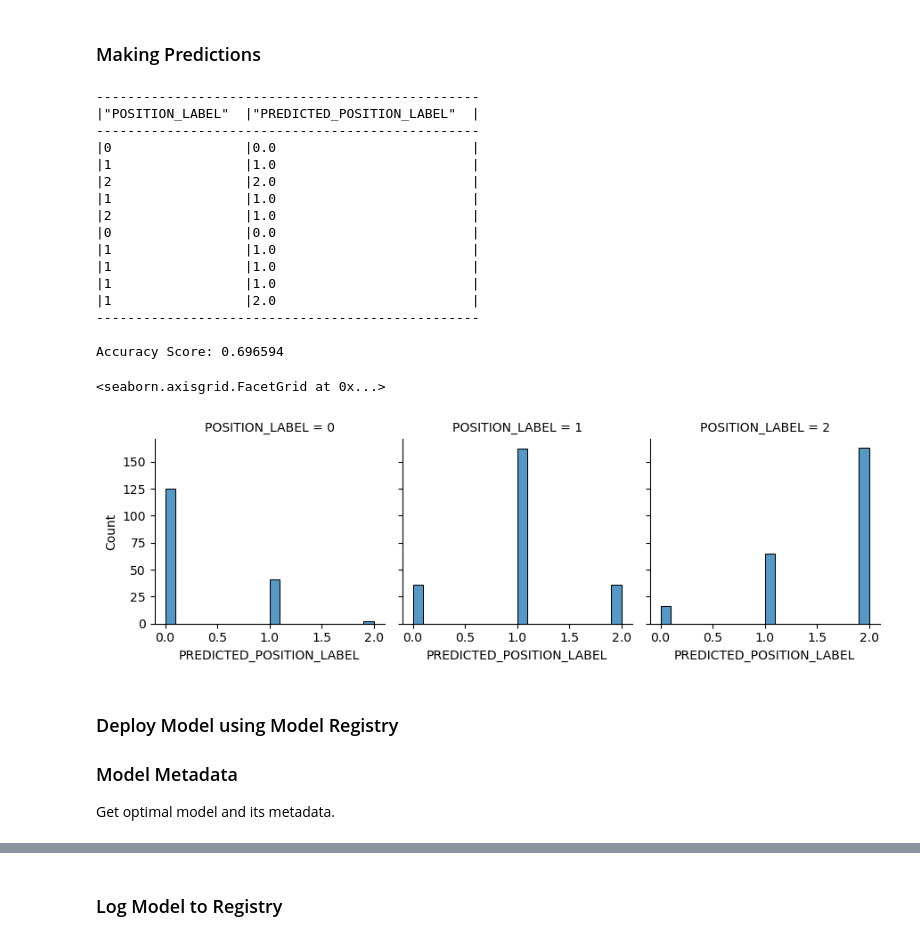
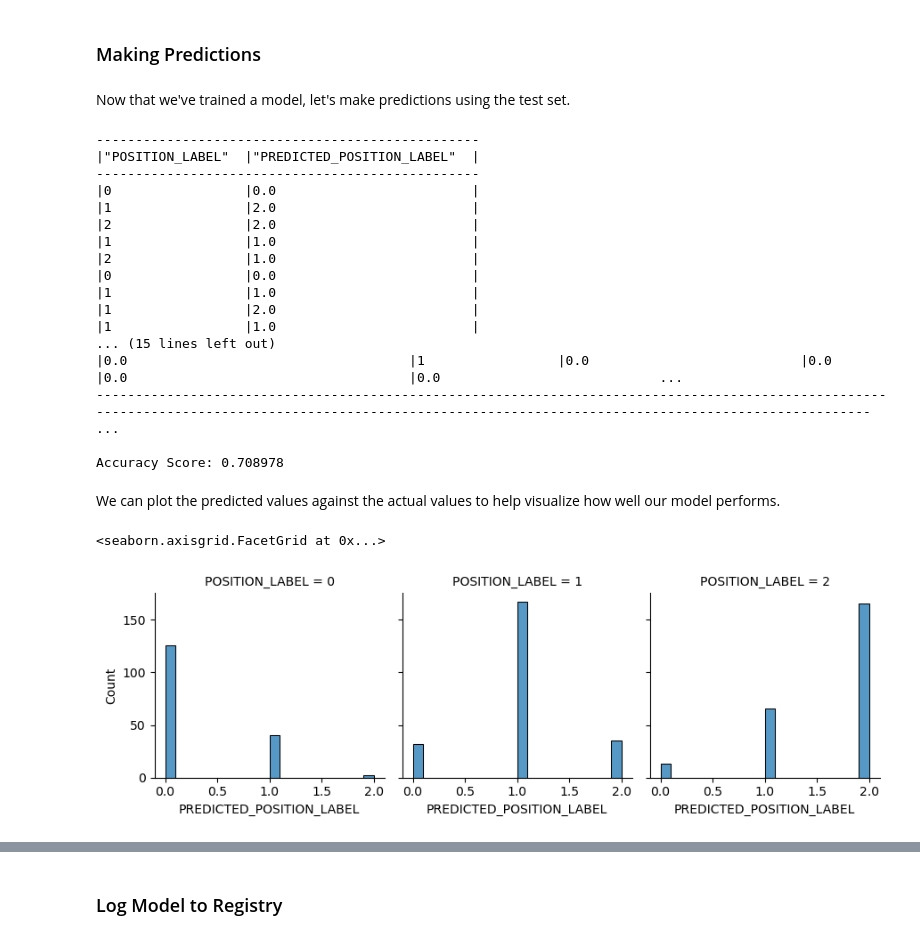
Before and after one commit to GClunies/dbt-python-snowpark-f1, a Jupyter notebook: models/ml/train/f1_train_model.ipynb, the cells around one changed output, grey strips where cells are left out. Saved outputs shown, nothing was run; the diff lists cells and outputs as text; code cells hidden in the pictures.

Commit message:
update f1_predict_podium_points

```diff
--- a/models/ml/train/f1_train_model.ipynb
+++ b/models/ml/train/f1_train_model.ipynb
@@ -153,0 +140,3 @@ features_df.group_by("CIRCUIT_NAME").count().show(50)
+# %%
+features_df = table_df.select(INDEX + TARGET + FEATURES)
+features_df.show(10)
@@ -183,5 +187,10 @@ Drop the original features, keeping the preprocessed features.
 # %%
-data_df = processed_df.drop(ORIGINAL_FEATURES)  # Keep normalized and encoded features
+data_df = processed_df.drop(FEATURES)  # Keep normalized and encoded features only
+data_df = data_df.select(  # Cleanup column order
+    F.col("RESULT_ID"),
+    F.col("POSITION_LABEL"),
+    F.sql_expr("* exclude(RESULT_ID, POSITION_LABEL)"),
+)
 data_df.show()
 # %% [output]
 -------------------------------------------------------------------------------------------------------------------------------------------------------------------------------------------------------- ...
@@ -213,20 +222,22 @@ We'll use the Snowpark `XGBClassifier` and `GridSearchCV` to build and tune the
 # %%
 TARGET = ["POSITION_LABEL"]
-FEATURES = [col for col in data_df.columns if col not in TARGET]
-PREDICTION_COL = ["PREDICTED_POSITION_LABEL"]
+PREDICTED_TARGET = ["PREDICTED_POSITION_LABEL"]
+NOT_FEATURES = INDEX + TARGET
+FEATURES = [col for col in data_df.columns if col not in NOT_FEATURES]
 
 # Tune an XGB Classifier model using sklearn GridSearchCV.
 grid_search_cv = GridSearchCV(
     estimator=XGBClassifier(),
     param_grid={
-        "n_estimators": [50, 100, 200, 300, 400, 500],
-        "learning_rate": [0.1, 0.2, 0.3, 0.4, 0.5],
+        "n_estimators": [25, 50, 75, 100, 125, 150, 175, 200],
+        "learning_rate": [0.01, 0.02, 0.03, 0.04, 0.05],
     },
     n_jobs=-1,  # Use all available cores
     scoring="accuracy",
     input_cols=FEATURES,
     label_cols=TARGET,
-    output_cols=PREDICTION_COL,
+    output_cols=PREDICTED_TARGET,
+    passthrough_cols=INDEX,
 )
 
 grid_search_cv.fit(train_df)
@@ -283,41 +297,43 @@ For the sake of this demo, register the model in Snowflake so it can be called b
 # %% [markdown]
 ### Making Predictions
+# %% [markdown]
+Now that we've trained a model, let's make predictions using the test set.
 # %%
 # Predict on test data
-result = grid_search_cv.predict(test_df)
+predict_df = grid_search_cv.predict(test_df)
 
 # Analyze the results
 accuracy = accuracy_score(
-    df=result, y_true_col_names=TARGET[0], y_pred_col_names=PREDICTION_COL[0]
+    df=predict_df, y_true_col_names=TARGET[0], y_pred_col_names=PREDICTED_TARGET[0]
 )
-result.select(TARGET[0], PREDICTION_COL[0]).show()
+predict_df.select(TARGET[0], PREDICTED_TARGET[0]).show()
+
+predict_df.show()
 print(f"Accuracy Score: {accuracy}")
 # %% [output]
 -------------------------------------------------
 |"POSITION_LABEL"  |"PREDICTED_POSITION_LABEL"  |
 -------------------------------------------------
 |0                 |0.0                         |
-|1                 |1.0                         |
+|1                 |2.0                         |
 |2                 |2.0                         |
 |1                 |1.0                         |
 |2                 |1.0                         |
 |0                 |0.0                         |
 |1                 |1.0                         |
+|1                 |2.0                         |
 |1                 |1.0                         |
-|1                 |1.0                         |
-|1                 |2.0                         |
--------------------------------------------------
+... (15 lines left out)
+|0.0                                    |1                 |0.0                           |0.0                                   |0.0                                    |0.0                            ...
+-------------------------------------------------------------------------------------------------------------------------------------------------------------------------------------------------------- ...
 
-Accuracy Score: 0.696594
+Accuracy Score: 0.708978
+# %% [markdown]
+We can plot the predicted values against the actual values to help visualize how well our model performs.
 # %%
-# # Plot actual vs predicted
-g = sns.FacetGrid(result.toPandas(), col="POSITION_LABEL", col_wrap=3)
-g.map(sns.histplot, PREDICTION_COL[0], bins=20)
+# Plot actual vs predicted
+g = sns.FacetGrid(predict_df.toPandas(), col="POSITION_LABEL", col_wrap=3)
+g.map(sns.histplot, PREDICTED_TARGET[0], bins=20)
 # %% [output]
 <seaborn.axisgrid.FacetGrid at 0x...>
-[figure, old version]
+[figure, new version]
-# %% [markdown]
-### Deploy Model using Model Registry
-
-### Model Metadata
-Get optimal model and its metadata.
```
Also changed, not shown: parts of 35 cells of this notebook, 11 other files.
